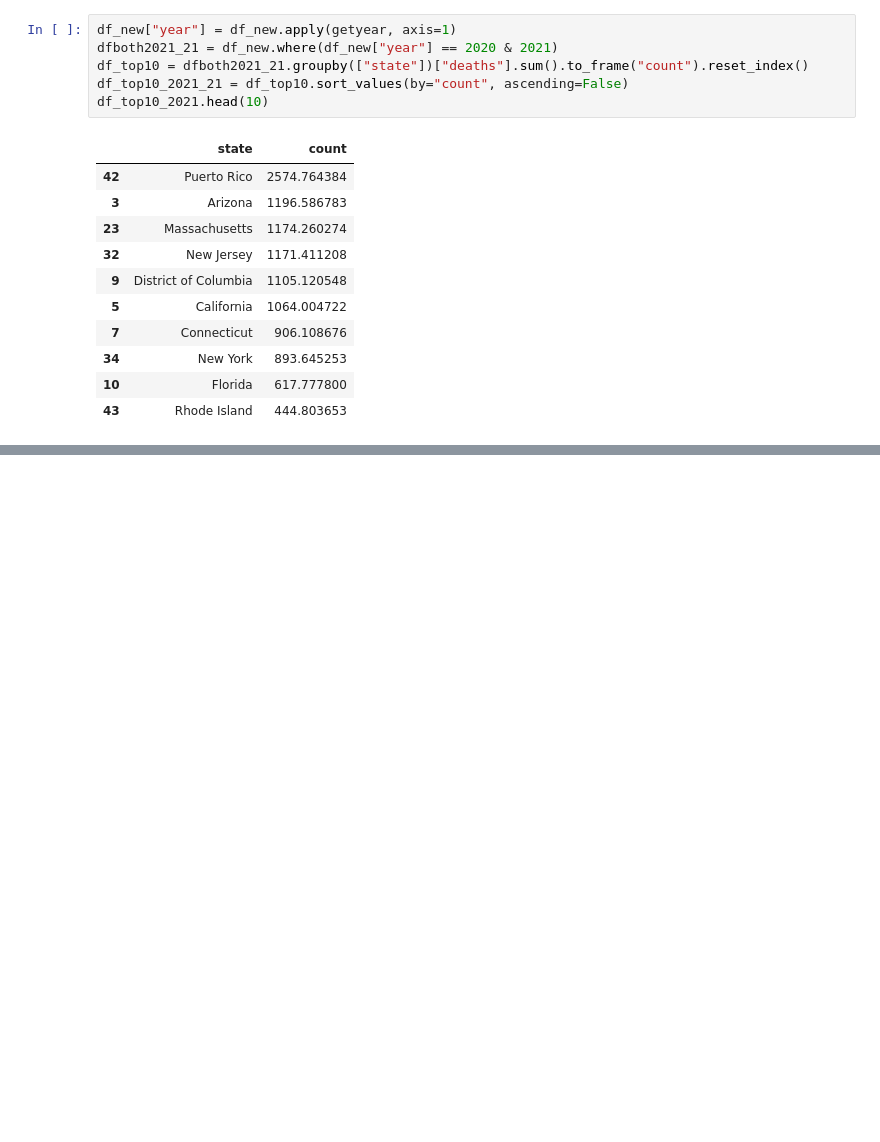
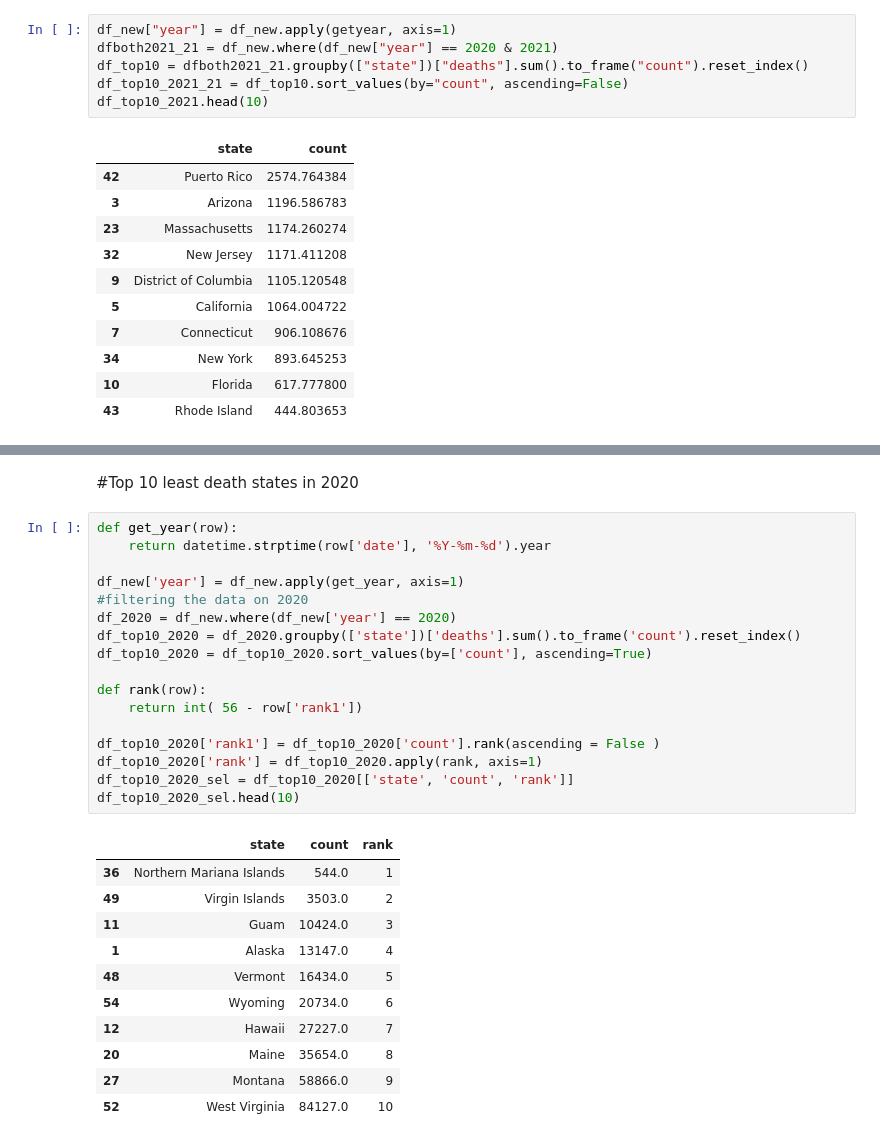
Before and after one commit to aswinudhesh/Data-Analytics, a Jupyter notebook: Corona_Vaccine.ipynb, the cells around one changed output, grey strips where cells are left out. Cells and saved outputs as stored; diff of their text form; blank space fills up the shorter version.

```diff
--- a/Corona_Vaccine.ipynb
+++ b/Corona_Vaccine.ipynb
@@ -153,0 +201,31 @@ df_top10_2021.head(10)
+# %% [markdown]
+#Top 10 least death states in 2020
+# %%
+def get_year(row):
+    return datetime.strptime(row['date'], '%Y-%m-%d').year
+
+df_new['year'] = df_new.apply(get_year, axis=1)
+#filtering the data on 2020
+df_2020 = df_new.where(df_new['year'] == 2020)
+df_top10_2020 = df_2020.groupby(['state'])['deaths'].sum().to_frame('count').reset_index()
+df_top10_2020 = df_top10_2020.sort_values(by=['count'], ascending=True)
+
+def rank(row):
+    return int( 56 - row['rank1'])
+
+df_top10_2020['rank1'] = df_top10_2020['count'].rank(ascending = False )
+df_top10_2020['rank'] = df_top10_2020.apply(rank, axis=1)
+df_top10_2020_sel = df_top10_2020[['state', 'count', 'rank']]
+df_top10_2020_sel.head(10)
+# %% [output]
+|  | state | count | rank |
+| 36 | Northern Mariana Islands | 544.0 | 1 |
+| 49 | Virgin Islands | 3503.0 | 2 |
+| 11 | Guam | 10424.0 | 3 |
+| 1 | Alaska | 13147.0 | 4 |
+| 48 | Vermont | 16434.0 | 5 |
+| 54 | Wyoming | 20734.0 | 6 |
+| 12 | Hawaii | 27227.0 | 7 |
+| 20 | Maine | 35654.0 | 8 |
+| 27 | Montana | 58866.0 | 9 |
+| 52 | West Virginia | 84127.0 | 10 |
```
Also changed, not shown: parts of 12 cells of this notebook.
